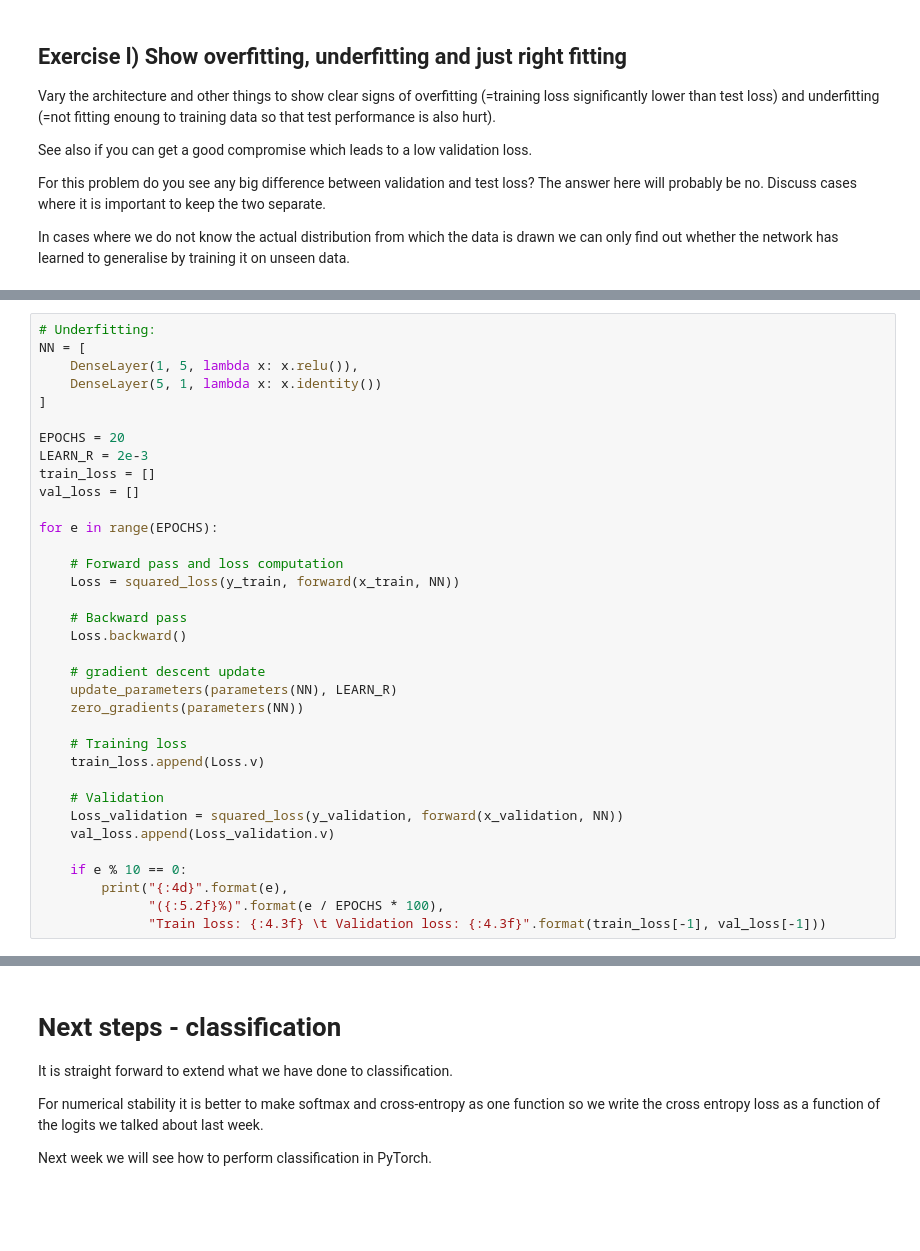
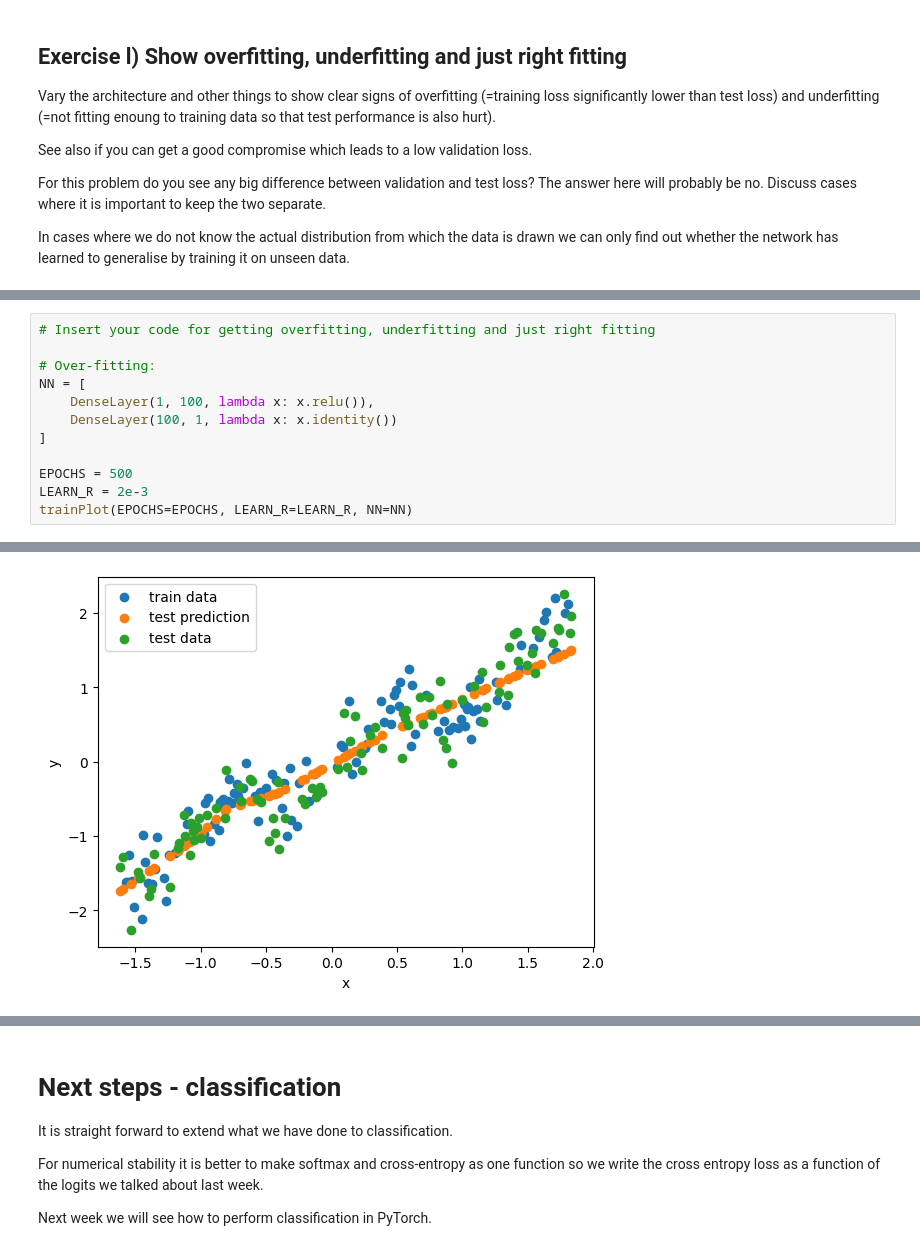
Before and after one commit to FabianScott/02456-deep-learning-with-PyTorch, a Jupyter notebook: 2_Feedforward_Python/2.1-EXE-FNN-AutoDif-Nanograd.ipynb, the cells around one changed output, grey strips where cells are left out. Cells and saved outputs as stored; diff of their text form; blank space fills up the shorter version.

```diff
--- a/2_Feedforward_Python/2.1-EXE-FNN-AutoDif-Nanograd.ipynb
+++ b/2_Feedforward_Python/2.1-EXE-FNN-AutoDif-Nanograd.ipynb
@@ -917,35 +900,13 @@ for e in range(EPOCHS):
-# %%
-# Underfitting:
-NN = [
-    DenseLayer(1, 5, lambda x: x.relu()),
-    DenseLayer(5, 1, lambda x: x.identity())
-]
-
-EPOCHS = 20
-LEARN_R = 2e-3
-train_loss = []
-val_loss = []
-
-for e in range(EPOCHS):
-
-    # Forward pass and loss computation
-    Loss = squared_loss(y_train, forward(x_train, NN))
-
-    # Backward pass
-    Loss.backward()
-
-    # gradient descent update
-    update_parameters(parameters(NN), LEARN_R)
-    zero_gradients(parameters(NN))
-
-    # Training loss
-    train_loss.append(Loss.v)
-
-    # Validation
-    Loss_validation = squared_loss(y_validation, forward(x_validation, NN))
-    val_loss.append(Loss_validation.v)
-
-    if e % 10 == 0:
-        print("{:4d}".format(e),
-              "({:5.2f}%)".format(e / EPOCHS * 100),
-              "Train loss: {:4.3f} \t Validation loss: {:4.3f}".format(train_loss[-1], val_loss[-1]))
+# %%
+# Insert your code for getting overfitting, underfitting and just right fitting
+
+# Over-fitting:
+NN = [
+    DenseLayer(1, 100, lambda x: x.relu()),
+    DenseLayer(100, 1, lambda x: x.identity())
+]
+
+EPOCHS = 500
+LEARN_R = 2e-3
+trainPlot(EPOCHS=EPOCHS, LEARN_R=LEARN_R, NN=NN)
+# %% [output]
@@ -951,0 +930 @@ for e in range(EPOCHS):
+[figure, added]
```
Also changed, not shown: parts of 14 cells of this notebook, 3 other files.
